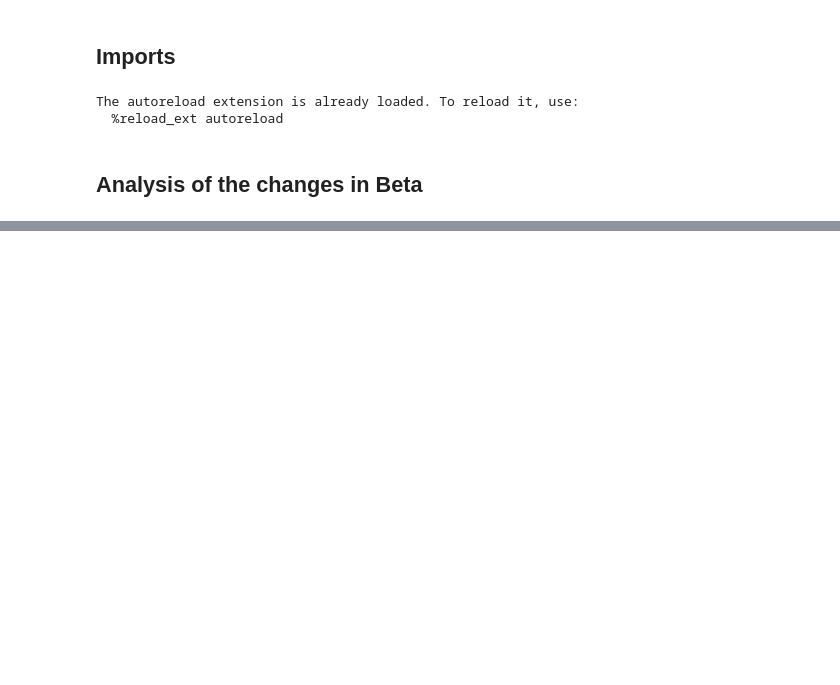
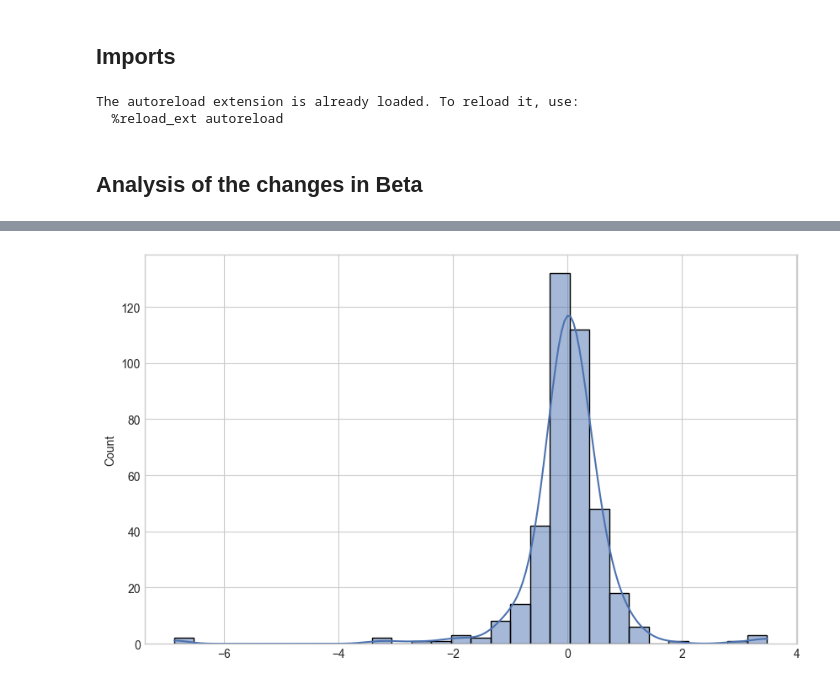
Before and after one commit to matsfwalker/BBAThesis, a Jupyter notebook: analysis/main_results.ipynb, the cells around one changed output, grey strips where cells are left out. Saved outputs shown, nothing was run; the diff lists cells and outputs as text; code cells hidden in the pictures; blank space fills up the shorter version.

Commit message:
Added option to fix x_axis start and end to beta change histogram

```diff
--- a/analysis/main_results.ipynb
+++ b/analysis/main_results.ipynb
@@ -246,4 +225,0 @@ Mean beta changes    0.374445   2.685792   0.065607
-# %%
-# Plot the betas
-for beta in betas:
-    plotter.plot_histogram_changes_over_time(changes_betas_entire_period, beta)
@@ -255,0 +226,12 @@ for beta in betas:
+# %%
+# Get the max and min beta changes to align all on the same axis and round to the max integer
+max_beta_change: float = round(changes_betas_entire_period.values.max() + 0.5, 0)
+min_beta_change: float = round(changes_betas_entire_period.values.min() - 0.5, 0)
+
+# Plot the betas
+for beta in betas:
+    plotter.plot_histogram_changes_over_time(df=changes_betas_entire_period,
+                                             beta=beta,
+                                             x_start=min_beta_change,
+                                             x_end=max_beta_change)
+# %% [output]
@@ -256,3 +239,4 @@ for beta in betas:
+[figure, added]
 # %%
 # Save the data
 for name, df in data_period_wise.items():
```
Also changed, not shown: parts of 5 cells of this notebook, 2 other files.
